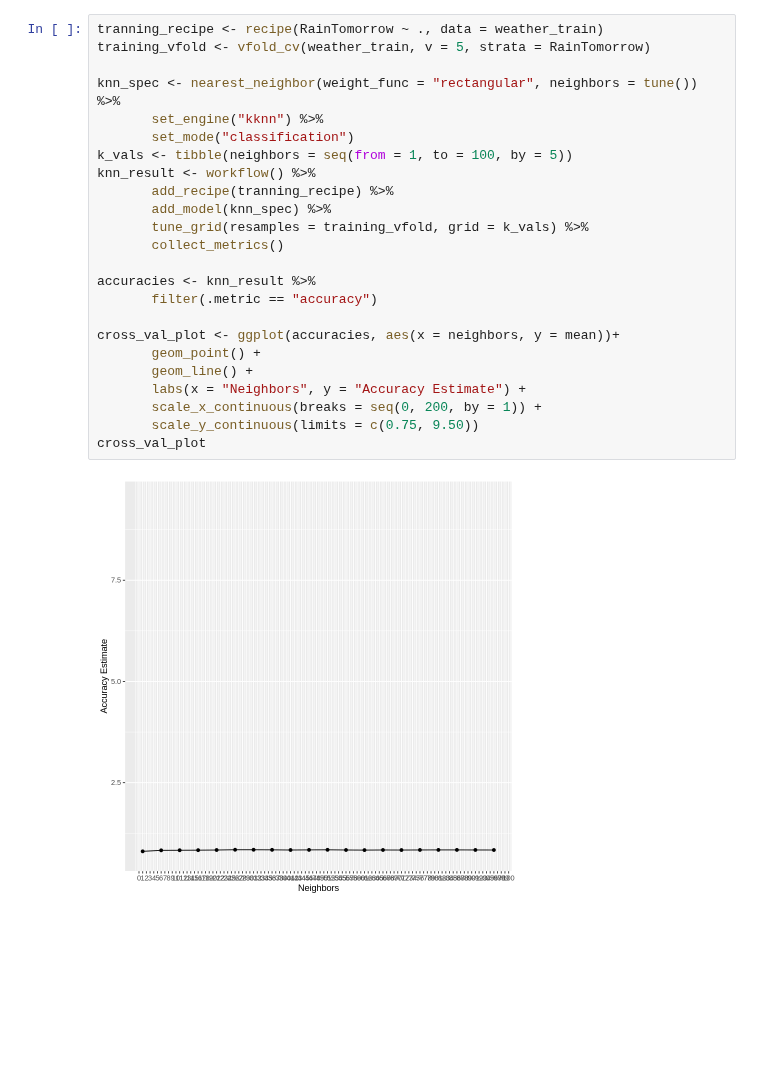
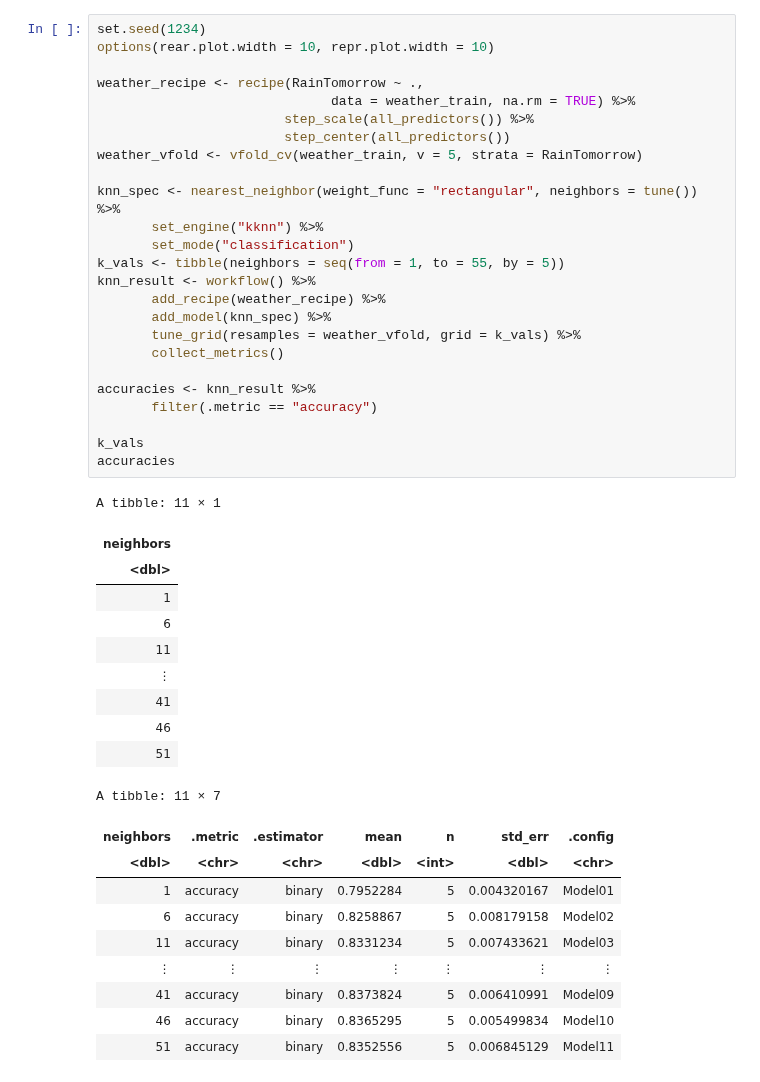
Before and after one commit to DylanqrH/rain, a Jupyter notebook: clasification.ipynb, the cells around one changed output. Cells and saved outputs as stored; diff of their text form; blank space fills up the shorter version.

```diff
--- a/clasification.ipynb
+++ b/clasification.ipynb
@@ -112,26 +85,46 @@ A tibble: 6 × 9
 # %%
-tranning_recipe <- recipe(RainTomorrow ~ ., data = weather_train)
-training_vfold <- vfold_cv(weather_train, v = 5, strata = RainTomorrow)
+set.seed(1234)
+options(rear.plot.width = 10, repr.plot.width = 10)
+
+weather_recipe <- recipe(RainTomorrow ~ .,
+                              data = weather_train, na.rm = TRUE) %>%
+                        step_scale(all_predictors()) %>%
+                        step_center(all_predictors())
+weather_vfold <- vfold_cv(weather_train, v = 5, strata = RainTomorrow)
 
 knn_spec <- nearest_neighbor(weight_func = "rectangular", neighbors = tune()) %>%
        set_engine("kknn") %>%
        set_mode("classification")
-k_vals <- tibble(neighbors = seq(from = 1, to = 100, by = 5))
+k_vals <- tibble(neighbors = seq(from = 1, to = 55, by = 5))
 knn_result <- workflow() %>%
-       add_recipe(tranning_recipe) %>%
+       add_recipe(weather_recipe) %>%
        add_model(knn_spec) %>%
-       tune_grid(resamples = training_vfold, grid = k_vals) %>%
+       tune_grid(resamples = weather_vfold, grid = k_vals) %>%
        collect_metrics()
 
 accuracies <- knn_result %>%
        filter(.metric == "accuracy")
 
-cross_val_plot <- ggplot(accuracies, aes(x = neighbors, y = mean))+
-       geom_point() +
-       geom_line() +
-       labs(x = "Neighbors", y = "Accuracy Estimate") +
-       scale_x_continuous(breaks = seq(0, 200, by = 1)) +
-       scale_y_continuous(limits = c(0.75, 9.50))
-cross_val_plot
+k_vals
+accuracies
 # %% [output]
-[figure, removed]
+A tibble: 11 × 1
+| neighbors |
+| <dbl> |
+| 1 |
+| 6 |
+| 11 |
+| ⋮ |
+| 41 |
+| 46 |
+| 51 |
+A tibble: 11 × 7
+| neighbors | .metric | .estimator | mean | n | std_err | .config |
+| <dbl> | <chr> | <chr> | <dbl> | <int> | <dbl> | <chr> |
+| 1 | accuracy | binary | 0.7952284 | 5 | 0.004320167 | Model01 |
+| 6 | accuracy | binary | 0.8258867 | 5 | 0.008179158 | Model02 |
+| 11 | accuracy | binary | 0.8331234 | 5 | 0.007433621 | Model03 |
+| ⋮ | ⋮ | ⋮ | ⋮ | ⋮ | ⋮ | ⋮ |
+| 41 | accuracy | binary | 0.8373824 | 5 | 0.006410991 | Model09 |
+| 46 | accuracy | binary | 0.8365295 | 5 | 0.005499834 | Model10 |
+| 51 | accuracy | binary | 0.8352556 | 5 | 0.006845129 | Model11 |
```
Also changed, not shown: parts of 8 cells of this notebook.
